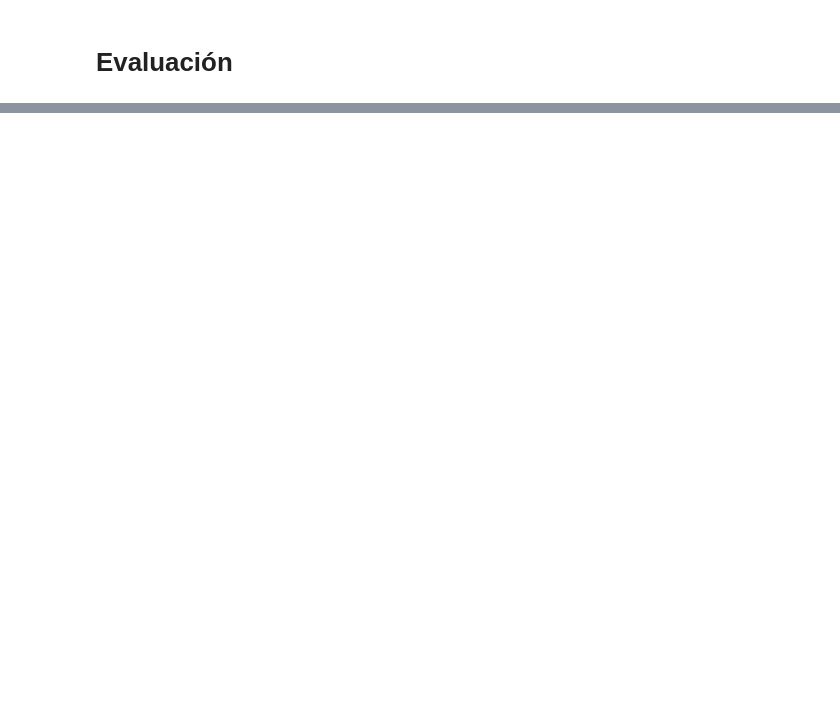
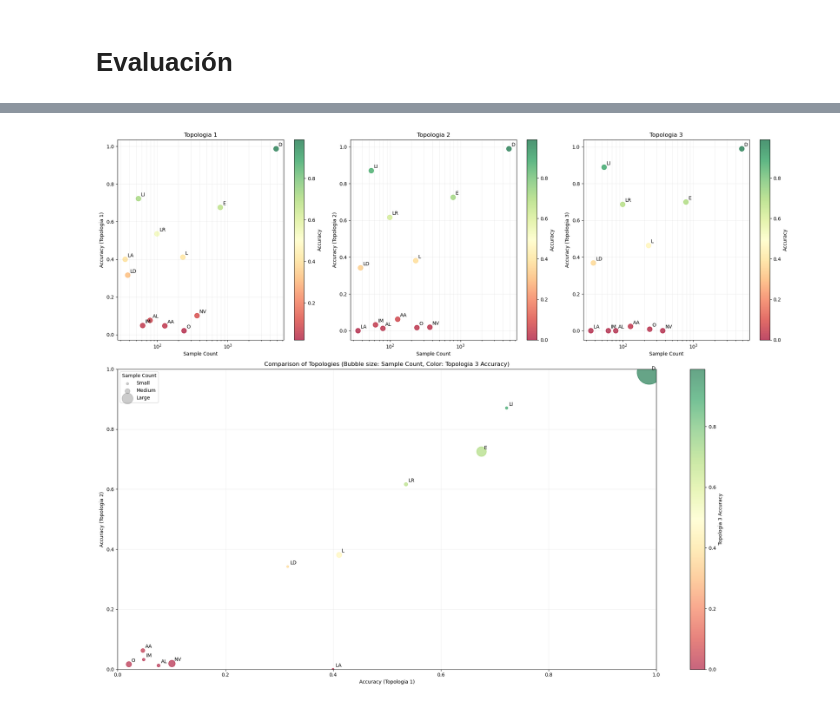
Before and after one commit to jbaez-utn/rnr-meleros, a Jupyter notebook: notebooks/3-rn_evaluacion.ipynb, the cells around one changed output, grey strips where cells are left out. Drawn from its saved outputs; the diff is of its cells as text; code cells hidden in the pictures; blank space fills up the shorter version.

```diff
--- a/notebooks/3-rn_evaluacion.ipynb
+++ b/notebooks/3-rn_evaluacion.ipynb
@@ -90,0 +240,55 @@ plot_model(model_estudio3_1seg_topology3, to_file='model_structure3.png', show_s
+# %%
+# Create a figure with subplots: 3 small plots on top, 1 large plot on bottom
+fig = plt.figure(figsize=(20, 16))
+gs = fig.add_gridspec(2, 3, height_ratios=[1, 1.5])
+
+# Top row: Scatter plots for each topology
+for i, topology in enumerate(['Topologia 1', 'Topologia 2', 'Topologia 3']):
+    ax = fig.add_subplot(gs[0, i])
+    scatter = ax.scatter(resultados_acc['Sample Count'], resultados_acc[topology],
+                         c=resultados_acc[topology], cmap='RdYlGn',
+                         s=100, alpha=0.7)
+
+    for j, txt in enumerate(resultados_acc['Clase']):
+        ax.annotate(txt, (resultados_acc['Sample Count'].iloc[j], resultados_acc[topology].iloc[j]),
+                    xytext=(5, 5), textcoords='offset points')
+
+    ax.set_xlabel('Sample Count')
+    ax.set_ylabel(f'Accuracy ({topology})')
+    ax.set_title(f'{topology}')
+    ax.set_xscale('log')
+    plt.colorbar(scatter, ax=ax, label='Accuracy')
+    ax.grid(True, which="both", ls="-", alpha=0.2)
+
+# Bottom row: Bubble chart comparing all topologies
+ax_bubble = fig.add_subplot(gs[1, :])
+
+bubble = ax_bubble.scatter(resultados_acc['Topologia 1'], resultados_acc['Topologia 2'],
+                           s=resultados_acc['Sample Count'] / 2,  # Adjust the scaling factor as needed
+                           c=resultados_acc['Topologia 3'], cmap='RdYlGn',
+                           alpha=0.6)
+
+for i, txt in enumerate(resultados_acc['Clase']):
+    ax_bubble.annotate(txt, (resultados_acc['Topologia 1'].iloc[i], resultados_acc['Topologia 2'].iloc[i]),
+                       xytext=(5, 5), textcoords='offset points')
+
+ax_bubble.set_xlabel('Accuracy (Topologia 1)')
+ax_bubble.set_ylabel('Accuracy (Topologia 2)')
+ax_bubble.set_title('Comparison of Topologies (Bubble size: Sample Count, Color: Topologia 3 Accuracy)')
+ax_bubble.grid(True, which="both", ls="-", alpha=0.2)
+ax_bubble.set_xlim(0, 1)
+ax_bubble.set_ylim(0, 1)
+
+plt.colorbar(bubble, ax=ax_bubble, label='Topologia 3 Accuracy')
+
+# Add a legend for bubble sizes
+sizes = [50, 200, 1000]
+labels = ['Small', 'Medium', 'Large']
+legend_elements = [plt.scatter([], [], s=size/2, c='gray', alpha=0.4, label=label)
+                   for size, label in zip(sizes, labels)]
+ax_bubble.legend(handles=legend_elements, title="Sample Count", loc="upper left")
+
+plt.tight_layout()
+plt.show()
+# %% [output]
+[figure, added]
```
Also changed, not shown: parts of 21 cells of this notebook, 14 other files.
